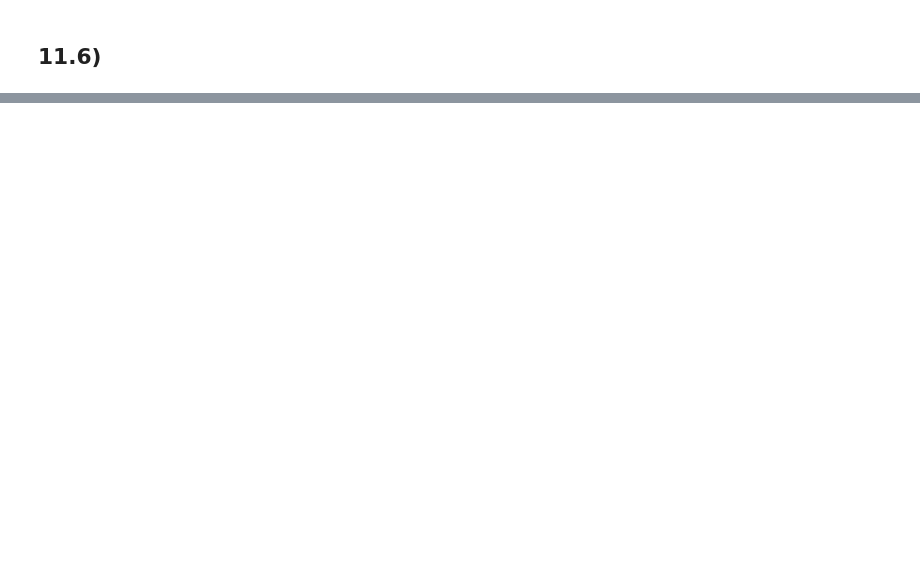
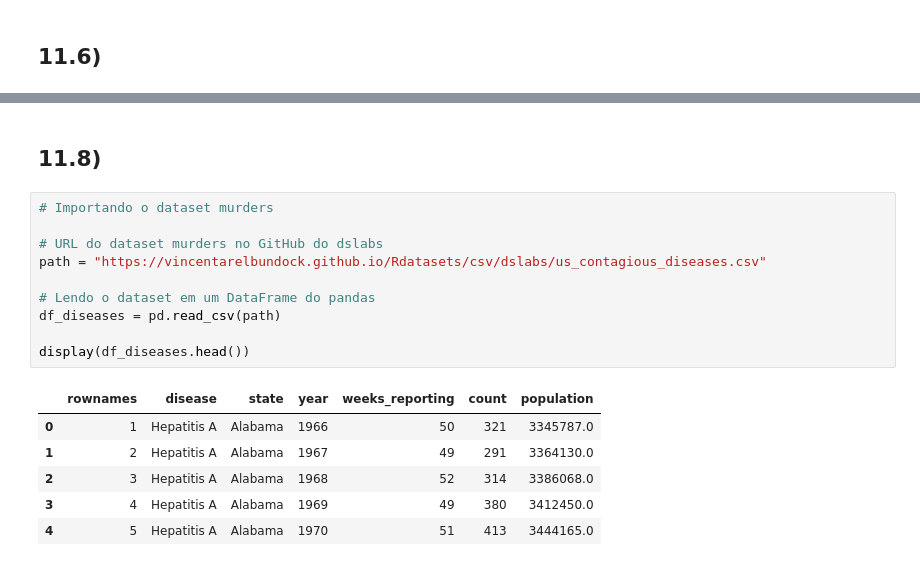
Before and after one commit to pdcos/analise_visual_ciencia_de_dados, a Jupyter notebook: participacao_3/solutions_3.ipynb, the cells around one changed output, grey strips where cells are left out. Drawn from its saved outputs; the diff is of its cells as text; blank space fills up the shorter version.

```diff
--- a/participacao_3/solutions_3.ipynb
+++ b/participacao_3/solutions_3.ipynb
@@ -121,0 +122,19 @@ display(df_heights.head())
+# %% [markdown]
+## 11.8)
+# %%
+# Importando o dataset murders
+
+# URL do dataset murders no GitHub do dslabs
+path = "https://vincentarelbundock.github.io/Rdatasets/csv/dslabs/us_contagious_diseases.csv"
+
+# Lendo o dataset em um DataFrame do pandas
+df_diseases = pd.read_csv(path)
+
+display(df_diseases.head())
+# %% [output]
+|  | rownames | disease | state | year | weeks_reporting | count | population |
+| 0 | 1 | Hepatitis A | Alabama | 1966 | 50 | 321 | 3345787.0 |
+| 1 | 2 | Hepatitis A | Alabama | 1967 | 49 | 291 | 3364130.0 |
+| 2 | 3 | Hepatitis A | Alabama | 1968 | 52 | 314 | 3386068.0 |
+| 3 | 4 | Hepatitis A | Alabama | 1969 | 49 | 380 | 3412450.0 |
+| 4 | 5 | Hepatitis A | Alabama | 1970 | 51 | 413 | 3444165.0 |
```
Also changed, not shown: parts of 8 cells of this notebook.
